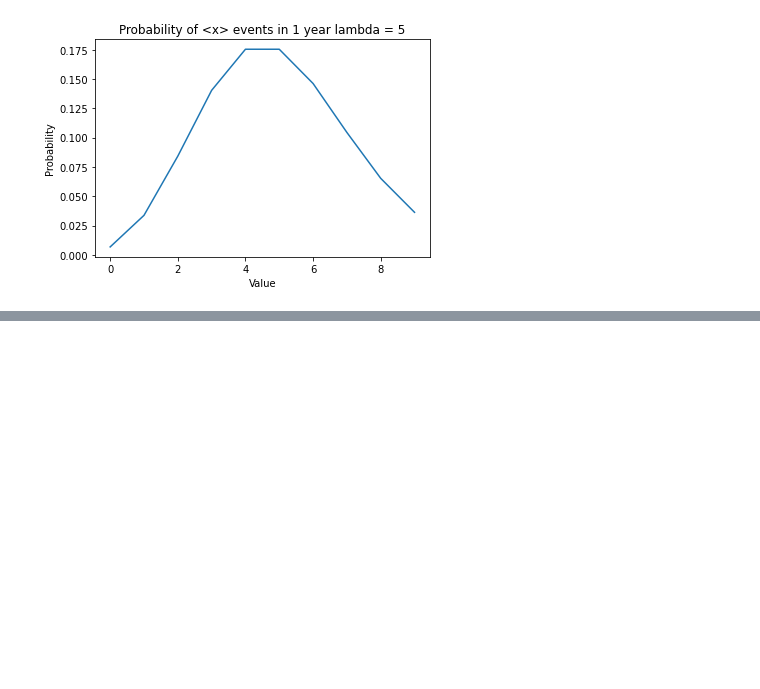
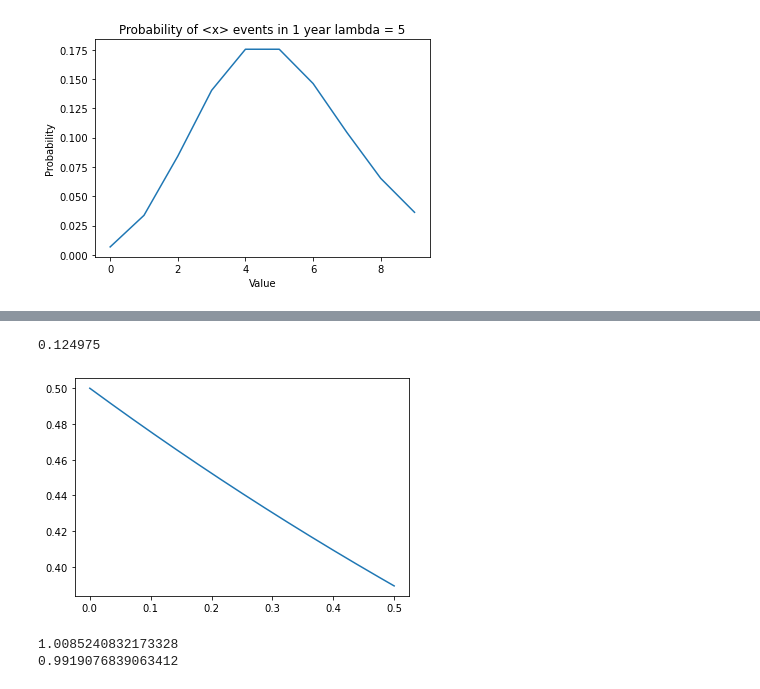
Before and after one commit to FlanFlanagan/misc_python, a Jupyter notebook: distributions.ipynb, the cells around one changed output, grey strips where cells are left out. Drawn from its saved outputs; the diff is of its cells as text; code cells hidden in the pictures; blank space fills up the shorter version.

```diff
--- a/distributions.ipynb
+++ b/distributions.ipynb
@@ -76,0 +70,29 @@ y
+# %%
+def exponential_dist(x, lamb):
+    exp = np.exp(-1*x*lamb)
+    return lamb * exp
+
+x = np.arange(0, 1/2.0, 0.0001)
+y = exponential_dist(x, 0.5)
+
+d = np.array([19, 20, 21, 21, 4, 34, 41, 20, 9, 11, 5, 21, 7, 40, 32])
+y2 = exponential_dist(x, d.mean()/60)
+
+plt.plot(x, y, label='Old Data')
+#plt.plot(x, y2, label='Recent Data')
+#plt.legend()
+x.sum()*0.0001
+# %% [output]
+0.124975
+[figure, added]
+# %%
+x = np.arange(0 , 17, 0.001)
+x1 = np.arange(0 , 17, 0.00001)
+y1 = exponential_dist(x, 17.)
+y2 = exponential_dist(x1, 17./60.)
+
+print(y1.sum() * 0.001)
+print(y2.sum() * 0.00001)
+# %% [output]
+1.0085240832173328
+0.9919076839063412
```
Also changed, not shown: parts of 4 cells of this notebook, 7 other files.
